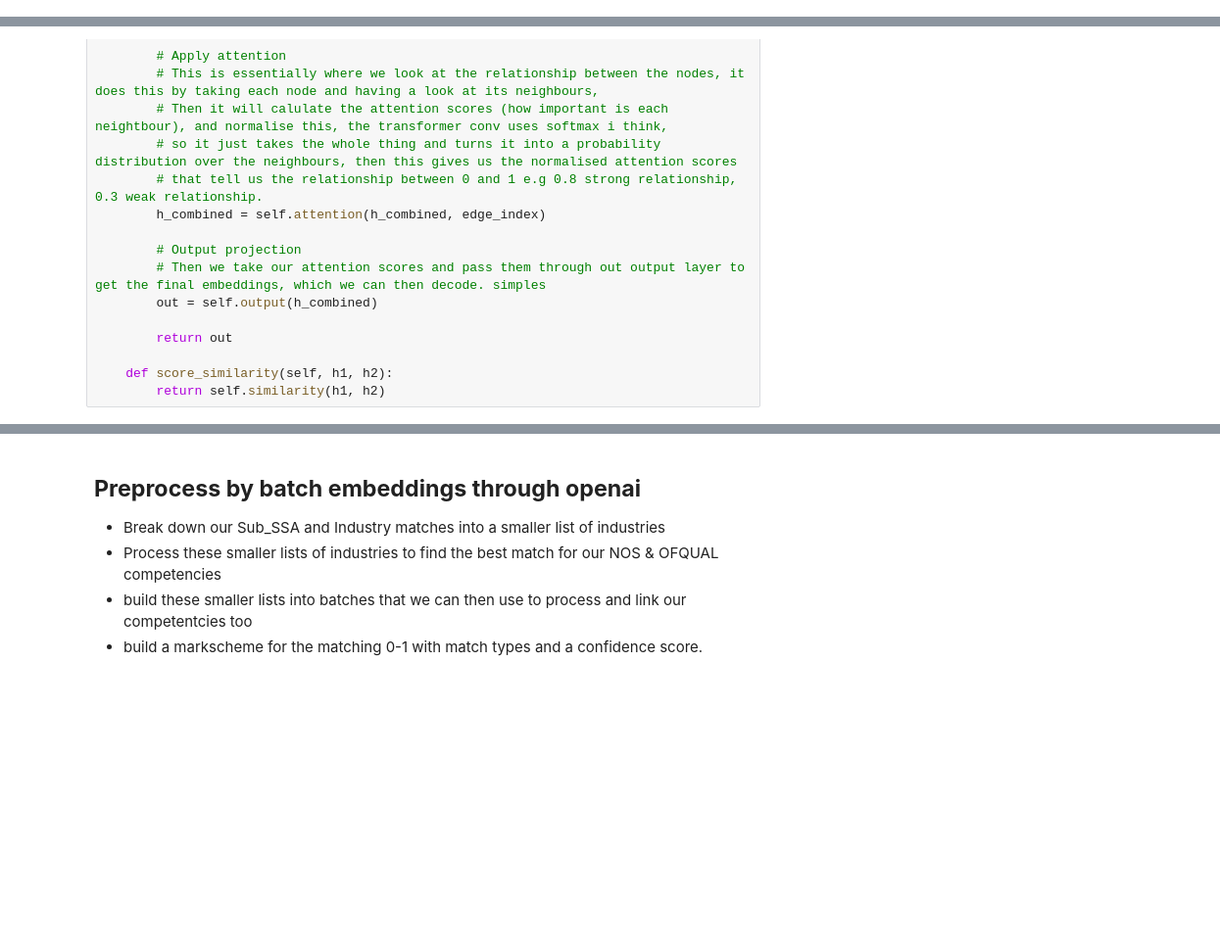
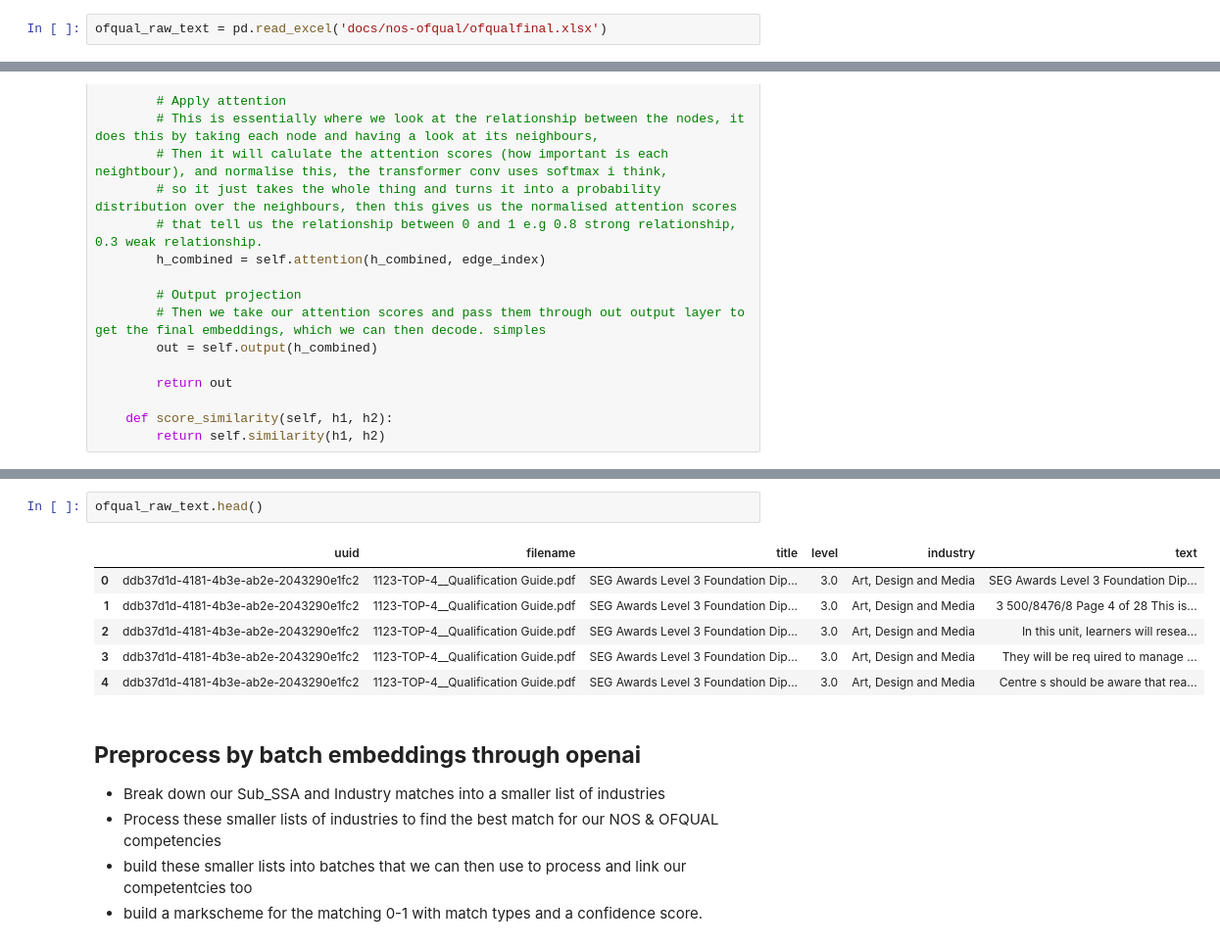
Before and after one commit to Manoj-619/Cosmo, a Jupyter notebook: notebooks/RGCN.ipynb, the cells around one changed output, grey strips where cells are left out. Shown: that part at 98% size. Drawn from its saved outputs; the diff is of its cells as text; blank space fills up the shorter version.

```diff
--- a/notebooks/RGCN.ipynb
+++ b/notebooks/RGCN.ipynb
@@ -25,6 +25,8 @@ nos_data = pd.read_excel('docs/nos-ofqual/latest_nos_data.xlsx')
 nos_data.to_csv('docs/nos-ofqual/latest_nos_data.csv', index=False)
 nos_data = pd.read_csv('docs/nos-ofqual/latest_nos_data.csv')
 nos_ssa_data = pd.read_csv('docs/nos-ofqual/NOS_Data_w_SSA_Industry.csv')
+# %%
+ofqual_raw_text = pd.read_excel('docs/nos-ofqual/ofqualfinal.xlsx')
 # %%
 import pandas as pd
 pd.set_option('display.max_colwidth', None)  # Show full column width
@@ -310,6 +320,15 @@ ofqual_data.head()
 | 2 | RN5112/A/501/7026 | Skills and Education Group Awards | Introduction to Vehicle Ignition ... | 04.3 Transportation operations an... | Work safely, Know the main compon... | 500/4220/8 | Level 1 | 1 | ... |
 | 3 | RN5112/A/501/7933 | Skills and Education Group Awards | Soft Furnishing | 04.2 Manufacturing technologies | Understand health and safety proc... | 500/4308/0 | Level 1 | 1 | ... |
 | 4 | RN5112/A/502/0377 | Skills and Education Group Awards | Introduction to Footwear | 04.2 Manufacturing technologies | Understand the safe working proce... | 500/5196/9 | Level 2 | 3 | ... |
+# %%
+ofqual_raw_text.head()
+# %% [output]
+|  | uuid | filename | title | level | industry | text |
+| 0 | ddb37d1d-4181-4b3e-ab2e-2043290e1fc2 | 1123-TOP-4__Qualification Guide.pdf | SEG Awards Level 3 Foundation Dip... | 3.0 | Art, Design and Media | SEG Awards Level 3 Foundation Dip... |
+| 1 | ddb37d1d-4181-4b3e-ab2e-2043290e1fc2 | 1123-TOP-4__Qualification Guide.pdf | SEG Awards Level 3 Foundation Dip... | 3.0 | Art, Design and Media | 3 500/8476/8 Page 4 of 28 This is... |
+| 2 | ddb37d1d-4181-4b3e-ab2e-2043290e1fc2 | 1123-TOP-4__Qualification Guide.pdf | SEG Awards Level 3 Foundation Dip... | 3.0 | Art, Design and Media | In this unit, learners will resea... |
+| 3 | ddb37d1d-4181-4b3e-ab2e-2043290e1fc2 | 1123-TOP-4__Qualification Guide.pdf | SEG Awards Level 3 Foundation Dip... | 3.0 | Art, Design and Media | They will be req uired to manage ... |
+| 4 | ddb37d1d-4181-4b3e-ab2e-2043290e1fc2 | 1123-TOP-4__Qualification Guide.pdf | SEG Awards Level 3 Foundation Dip... | 3.0 | Art, Design and Media | Centre s should be aware that rea... |
 # %% [markdown]
 ## **Preprocess by batch embeddings through openai**
 
```
Also changed, not shown: parts of 7 cells of this notebook.
